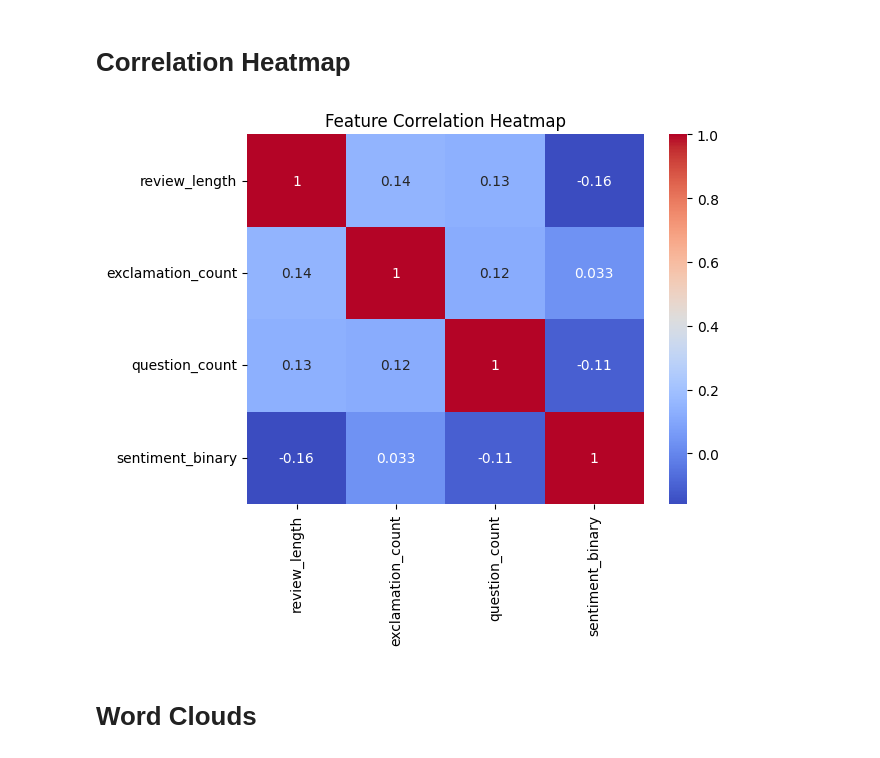
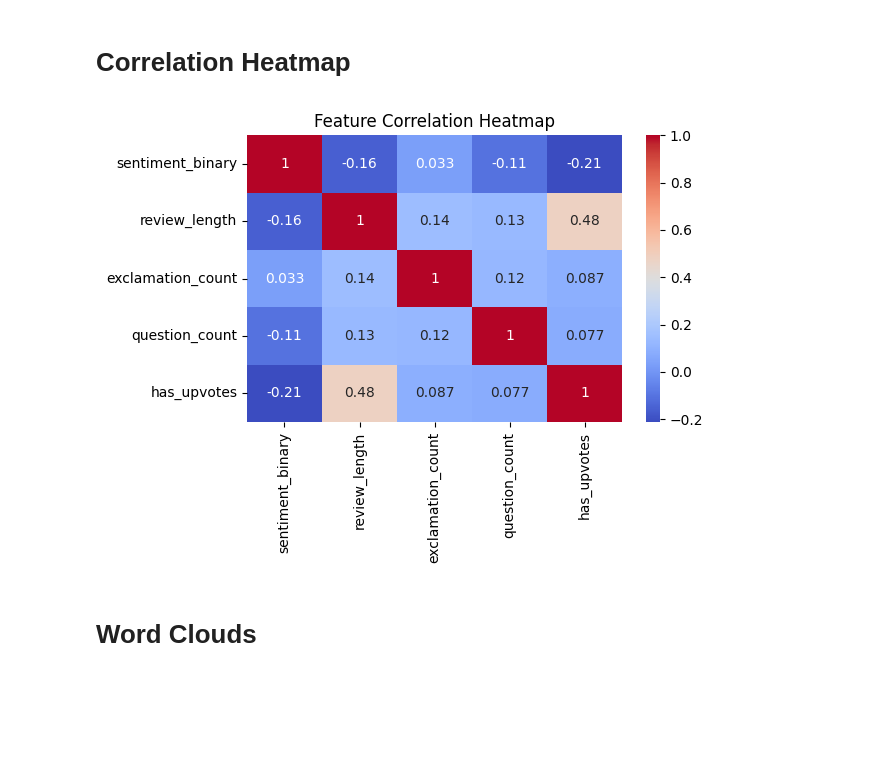
Before and after one commit to Nissi-d/sentiment-analysis, a Jupyter notebook: notebooks/EDA.ipynb, the cells around one changed output. Cells and saved outputs as stored; diff of their text form; code cells hidden in the pictures; blank space fills up the shorter version.

```diff
--- a/notebooks/EDA.ipynb
+++ b/notebooks/EDA.ipynb
@@ -3,7 +3,7 @@
 # %%
 import pandas as pd
 
-df = pd.read_csv("../data/processed/preprocessed_reviews.csv")
+df = pd.read_csv("../data/processed/selected_features_reviews.csv")
 print("Data shape:", df.shape)
 df.head()
 # %% [output]
@@ -80,13 +106,13 @@ plt.show()
 # %%
 import numpy as np
 
-corr_features = features + ['sentiment_binary']
-corr_matrix = df[corr_features].corr()
-sns.heatmap(corr_matrix, annot=True, cmap='coolwarm')
+corr_features = ['sentiment_binary', 'review_length', 'exclamation_count', 'question_count', 'has_upvotes']
+sns.heatmap(df[corr_features].corr(), annot=True, cmap='coolwarm')
 plt.title('Feature Correlation Heatmap')
+plt.tight_layout()
 plt.show()
 # %% [output]
-[figure, old version]
+[figure, new version]
 # %% [markdown]
 # Word Clouds
 # %%
```
Also changed, not shown: parts of 7 cells of this notebook, 2 other files.
